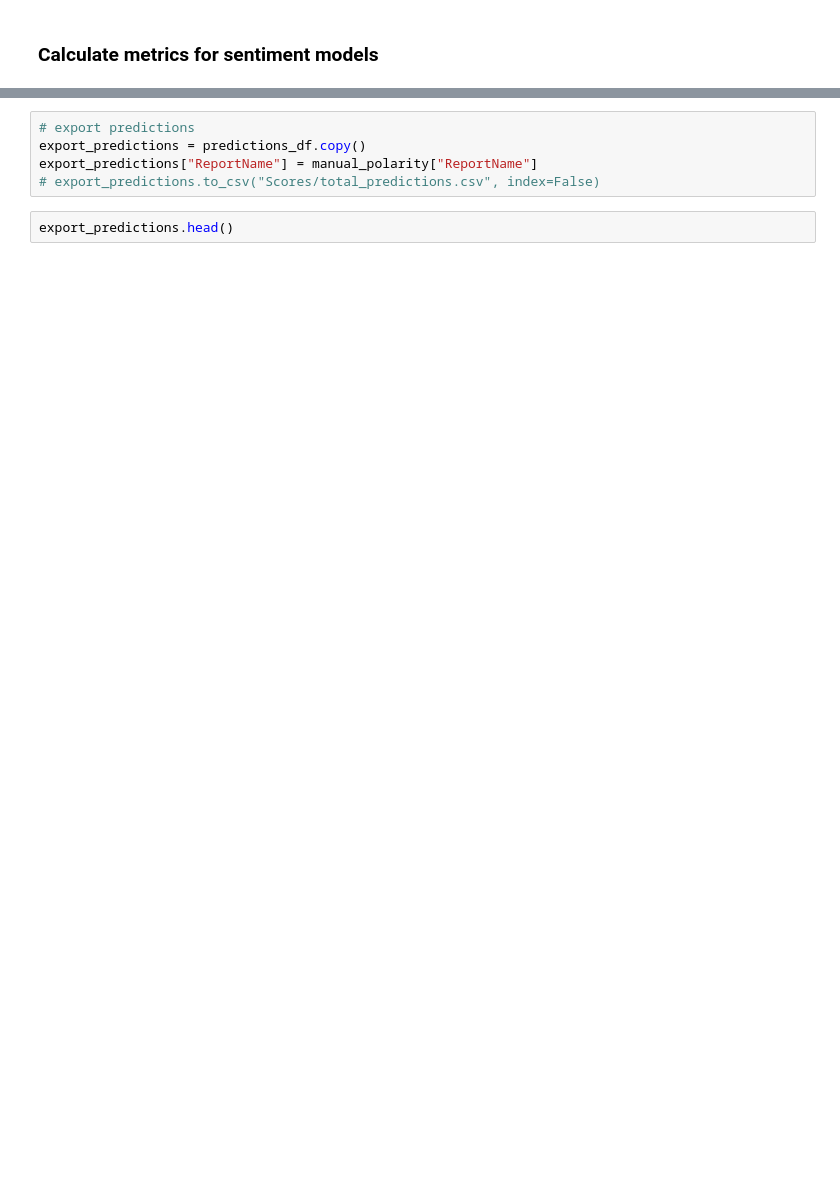
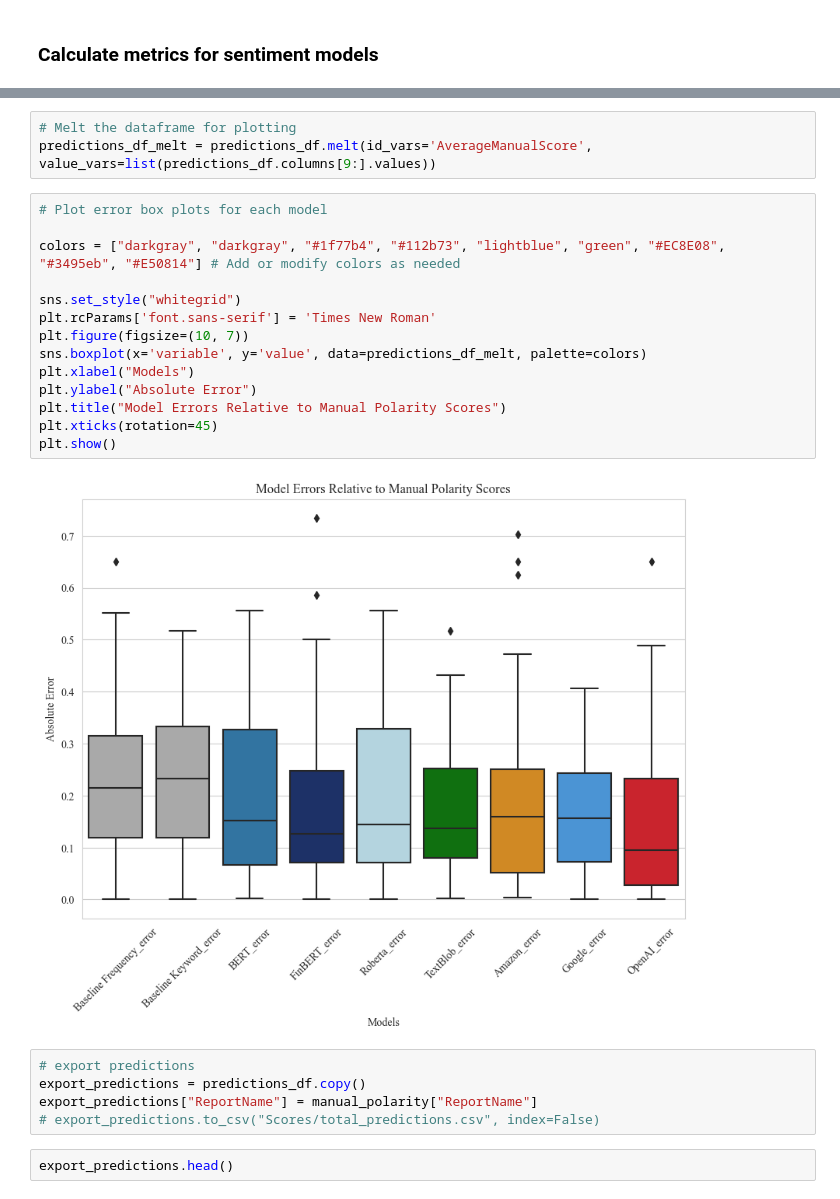
Before and after one commit to amdemin/Financial-Reports-Stock-Prediction, a Jupyter notebook: notebook_evaluation.ipynb, the cells around one changed output, grey strips where cells are left out. Cells and saved outputs as stored; diff of their text form; blank space fills up the shorter version.

```diff
--- a/notebook_evaluation.ipynb
+++ b/notebook_evaluation.ipynb
@@ -118,3 +151,22 @@ predictions_df.head()
+# %%
+# Melt the dataframe for plotting
+predictions_df_melt = predictions_df.melt(id_vars='AverageManualScore', value_vars=list(predictions_df.columns[9:].values))
+# %%
+# Plot error box plots for each model
+
+colors = ["darkgray", "darkgray", "#1f77b4", "#112b73", "lightblue", "green", "#EC8E08", "#3495eb", "#E50814"] # Add or modify colors as needed
+
+sns.set_style("whitegrid")
+plt.rcParams['font.sans-serif'] = 'Times New Roman'
+plt.figure(figsize=(10, 7))
+sns.boxplot(x='variable', y='value', data=predictions_df_melt, palette=colors)
+plt.xlabel("Models")
+plt.ylabel("Absolute Error")
+plt.title("Model Errors Relative to Manual Polarity Scores")
+plt.xticks(rotation=45)
+plt.show()
+# %% [output]
+[figure, added]
 # %%
 # export predictions
 export_predictions = predictions_df.copy()
```
Also changed, not shown: parts of 24 cells of this notebook, 14 other files.
